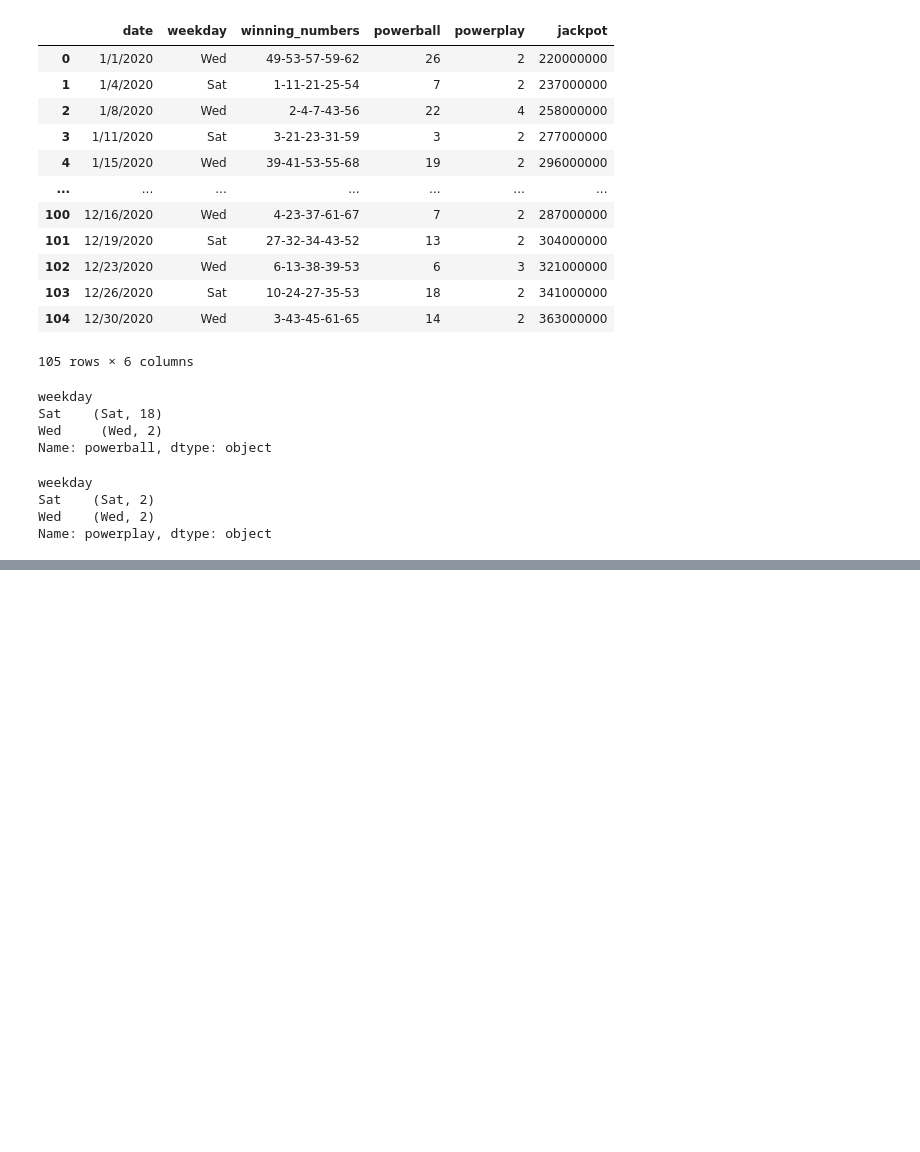
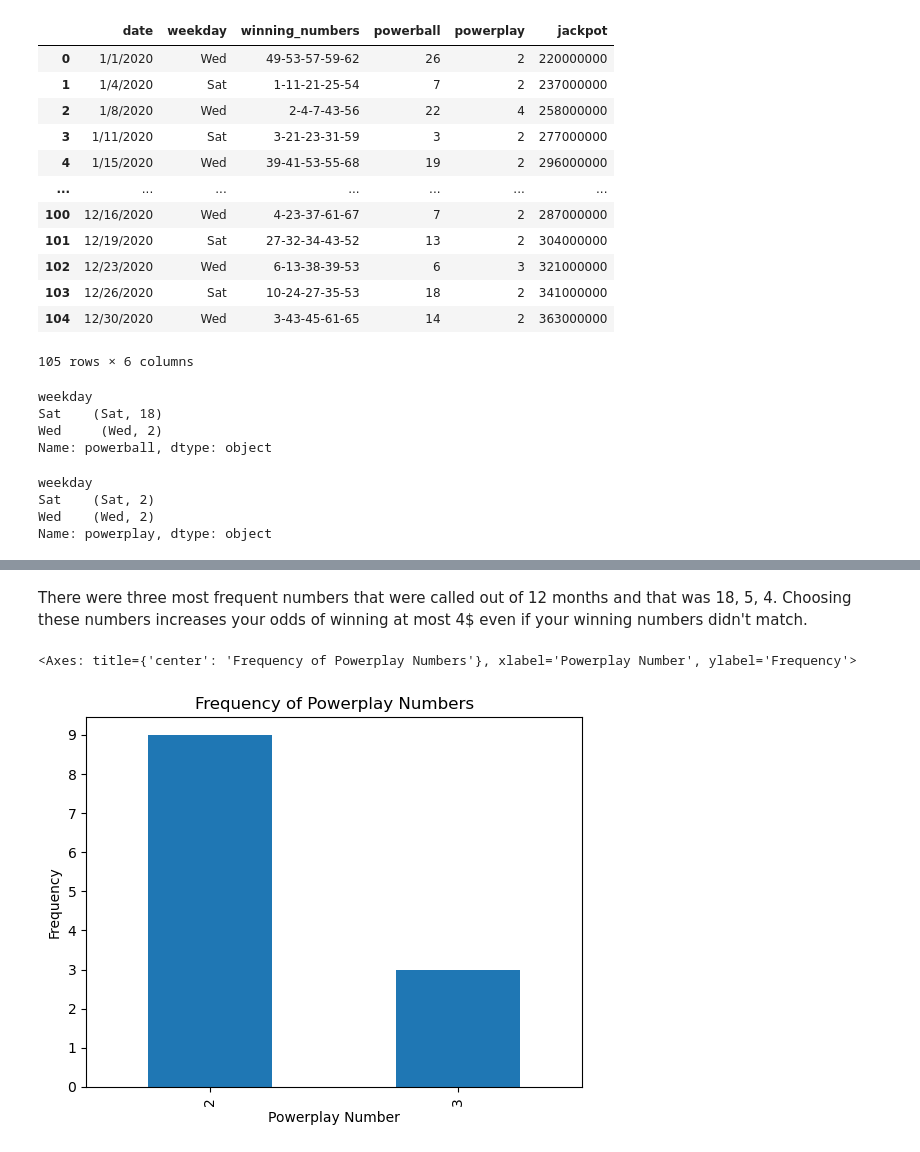
Before and after one commit to JLaydeJ/Project_1, a Jupyter notebook: Project_1_2020.ipynb, the cells around one changed output, grey strips where cells are left out. Saved outputs shown, nothing was run; the diff lists cells and outputs as text; code cells hidden in the pictures; blank space fills up the shorter version.

```diff
--- a/Project_1_2020.ipynb
+++ b/Project_1_2020.ipynb
@@ -153,9 +159,11 @@ Month
+# %% [markdown]
+There were three most frequent numbers that were called out of 12 months and that was 18, 5, 4.  Choosing these numbers increases your odds of winning at most 4$ even if your winning numbers didn't match.
 # %%
 # create a copy of the original dataframe with columns 'date' and 'powerplay'
 # This will eliminate any warnings about the original dataframes index
-date_powerplay_2020 = wa_lottery_2020_pd[['date', 'powerplay']].copy()
+date_powerplay_2020 = wa_lottery_df_2020[['date', 'powerplay']].copy()
 
-# convert the date column object into a datetime object [pandas reference:
+# convert the date column object(mm/dd/yyyy) into a datetime object (yyyy-mm-dd) [pandas reference:
 # https://pandas.pydata.org/docs/reference/api/pandas.to_datetime.html]
 date_powerplay_2020['date'] = pd.to_datetime(date_powerplay_2020['date'])
 
@@ -169,30 +177,56 @@ date_powerplay_2020['month'] = date_powerplay_2020['date'].dt.month
 month = date_powerplay_2020.groupby('month')
 
 # Now set each month to there own variable name
 january_data = month.get_group(1)
 february_data = month.get_group(2)
 march_data = month.get_group(3)
 april_data = month.get_group(4)
 may_data = month.get_group(5)
 june_data = month.get_group(6)
 july_data = month.get_group(7)
 august_data = month.get_group(8)
 september_data = month.get_group(9)
 october_data = month.get_group(10)
 november_data = month.get_group(11)
 december_data = month.get_group(12)
 
 # Groupby month for powerplay unique numbers and counts, then pull the most common from that month
 # using .idxmax() like we did before for the day
 powerplay_common_jan_2020 = (january_data.groupby(['month'])['powerplay'].value_counts()).idxmax()
 powerplay_common_feb_2020 = (february_data.groupby(['month'])['powerplay'].value_counts()).idxmax()
 powerplay_common_mar_2020 = (march_data.groupby(['month'])['powerplay'].value_counts()).idxmax()
 powerplay_common_apr_2020 = (april_data.groupby(['month'])['powerplay'].value_counts()).idxmax()
 powerplay_common_may_2020 = (may_data.groupby(['month'])['powerplay'].value_counts()).idxmax()
 powerplay_common_jun_2020 = (june_data.groupby(['month'])['powerplay'].value_counts()).idxmax()
 powerplay_common_jul_2020 = (july_data.groupby(['month'])['powerplay'].value_counts()).idxmax()
 powerplay_common_aug_2020 = (august_data.groupby(['month'])['powerplay'].value_counts()).idxmax()
 powerplay_common_sep_2020 = (september_data.groupby(['month'])['powerplay'].value_counts()).idxmax()
 powerplay_common_oct_2020 = (october_data.groupby(['month'])['powerplay'].value_counts()).idxmax()
 powerplay_common_nov_2020 = (november_data.groupby(['month'])['powerplay'].value_counts()).idxmax()
 powerplay_common_dec_2020 = (december_data.groupby(['month'])['powerplay'].value_counts()).idxmax()
+
+# Create a new DataFrame with each months collected common powerall
+powerplay_commonmonths_2020 = pd.DataFrame({powerplay_common_jan_2020,powerplay_common_feb_2020,
+                                           powerplay_common_mar_2020, powerplay_common_apr_2020,
+                                           powerplay_common_may_2020, powerplay_common_jun_2020,
+                                           powerplay_common_jul_2020, powerplay_common_aug_2020,
+                                           powerplay_common_sep_2020, powerplay_common_oct_2020,
+                                           powerplay_common_nov_2020, powerplay_common_dec_2020})
+
+# Rename the columns so they make more sense
+powerplay_commonmonths_2020 = powerplay_commonmonths_2020.rename(columns = {0:'Month', 1:'Common Powerplay'})
+powerplay_commonmonths_2020 = powerplay_commonmonths_2020.sort_values('Month', ascending = True)
+powerplay_commonmonths_2020 = powerplay_commonmonths_2020.set_index('Month')
+
+# Calculate the frequency of each unique value in the 'Common Powerball' column
+powerplay_counts = powerplay_commonmonths_2020['Common Powerplay'].value_counts()
+
+# Create a range of y-axis values with a step size of one (couldn't figure out how to do this with just pandas .plot)
+plt.yticks(range(0, powerplay_counts.max() + 1, 1))
+
+# Create a bar chart with the Powerball numbers on the x-axis and the frequency on the y-axis
+powerplay_counts.plot(kind='bar', x='Common Powerplay', y='count', xlabel='Powerplay Number',
+                      ylabel='Frequency', title='Frequency of Powerplay Numbers')
+# %% [output]
+<Axes: title={'center': 'Frequency of Powerplay Numbers'}, xlabel='Powerplay Number', ylabel='Frequency'>
+[figure, added]
```
Also changed, not shown: parts of 8 cells of this notebook.
